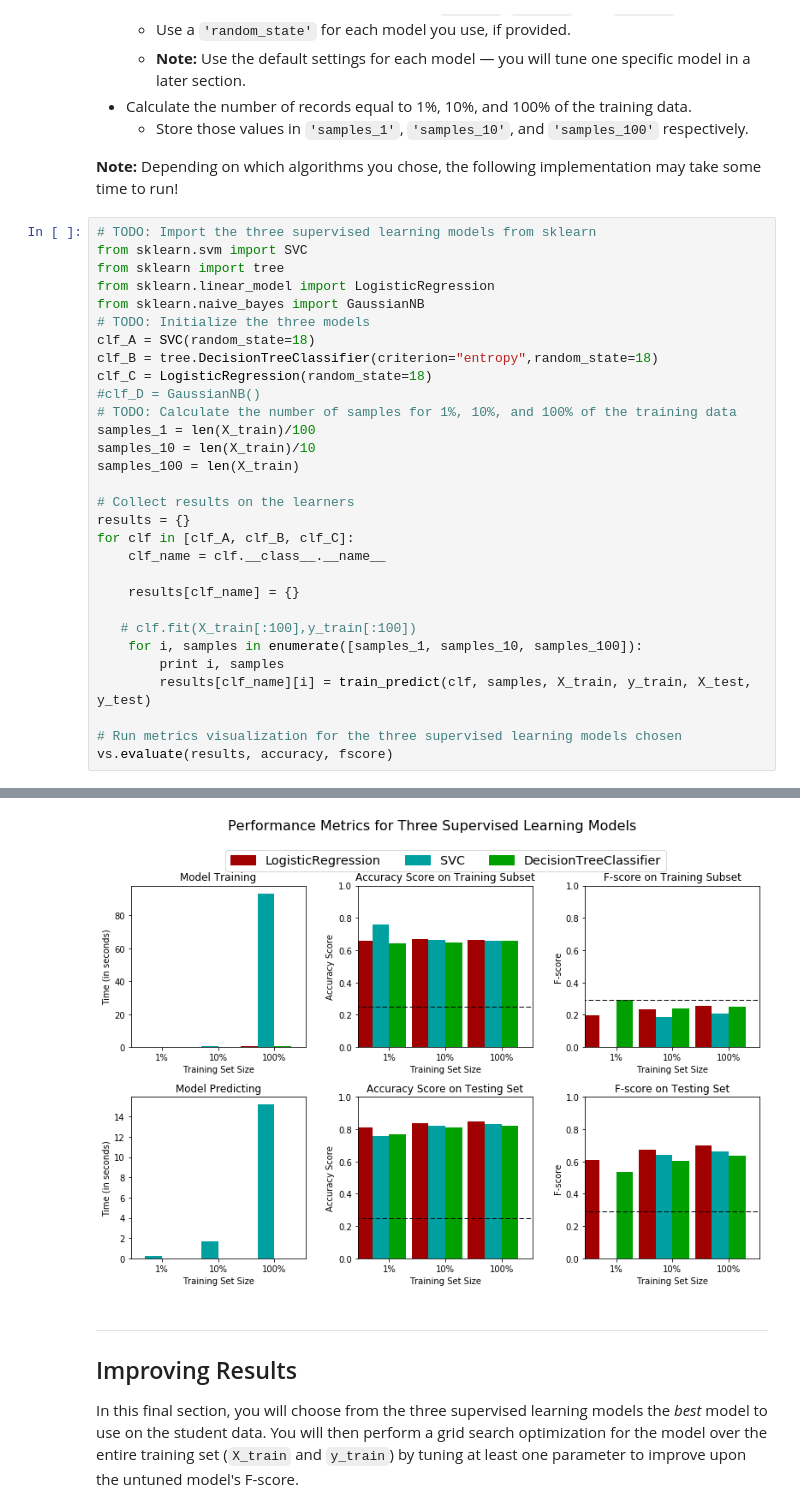
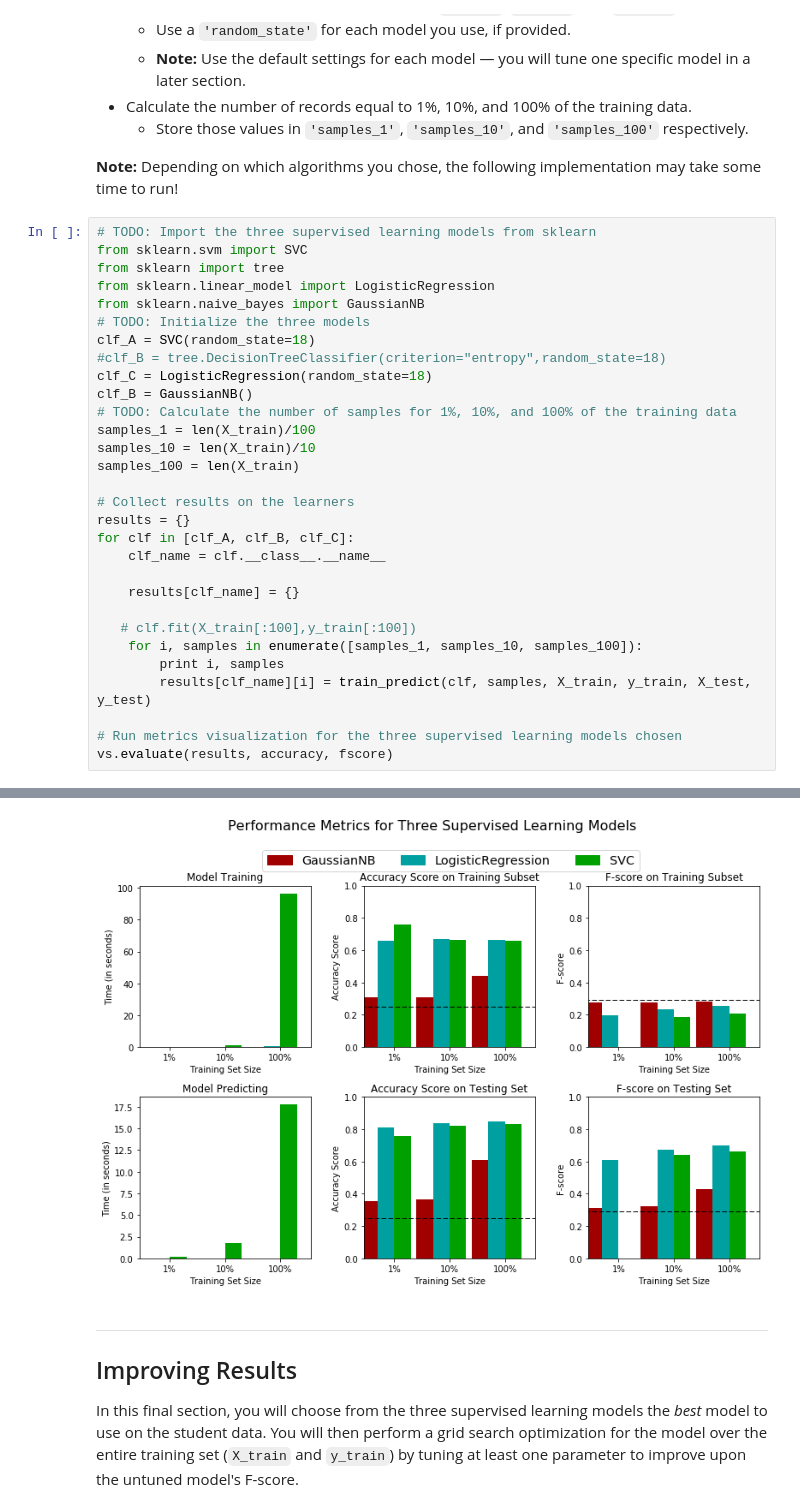
Before and after one commit to ben860116/Udacity_nano_machineLearning, a Jupyter notebook: FindingDonor/finding_donors.ipynb, the cells around one changed output, grey strips where cells are left out. Cells and saved outputs as stored; diff of their text form.

```diff
--- a/FindingDonor/finding_donors.ipynb
+++ b/FindingDonor/finding_donors.ipynb
@@ -327,9 +393,9 @@ from sklearn.linear_model import LogisticRegression
 from sklearn.naive_bayes import GaussianNB
 # TODO: Initialize the three models
 clf_A = SVC(random_state=18)
-clf_B = tree.DecisionTreeClassifier(criterion="entropy",random_state=18)
+#clf_B = tree.DecisionTreeClassifier(criterion="entropy",random_state=18)
 clf_C = LogisticRegression(random_state=18)
-#clf_D = GaussianNB()
+clf_B = GaussianNB()
 # TODO: Calculate the number of samples for 1%, 10%, and 100% of the training data
 samples_1 = len(X_train)/100
 samples_10 = len(X_train)/10
@@ -365,10 +431,10 @@ DecisionTreeClassifier trained on 36177 samples.
 0 361
 LogisticRegression trained on 361 samples.
 1 3617
 LogisticRegression trained on 3617 samples.
 2 36177
 LogisticRegression trained on 36177 samples.
-[figure, old version]
+[figure, new version]
 # %% [markdown]
 ----
 ## Improving Results
```
Also changed, not shown: parts of 21 cells of this notebook, 1 other file.
